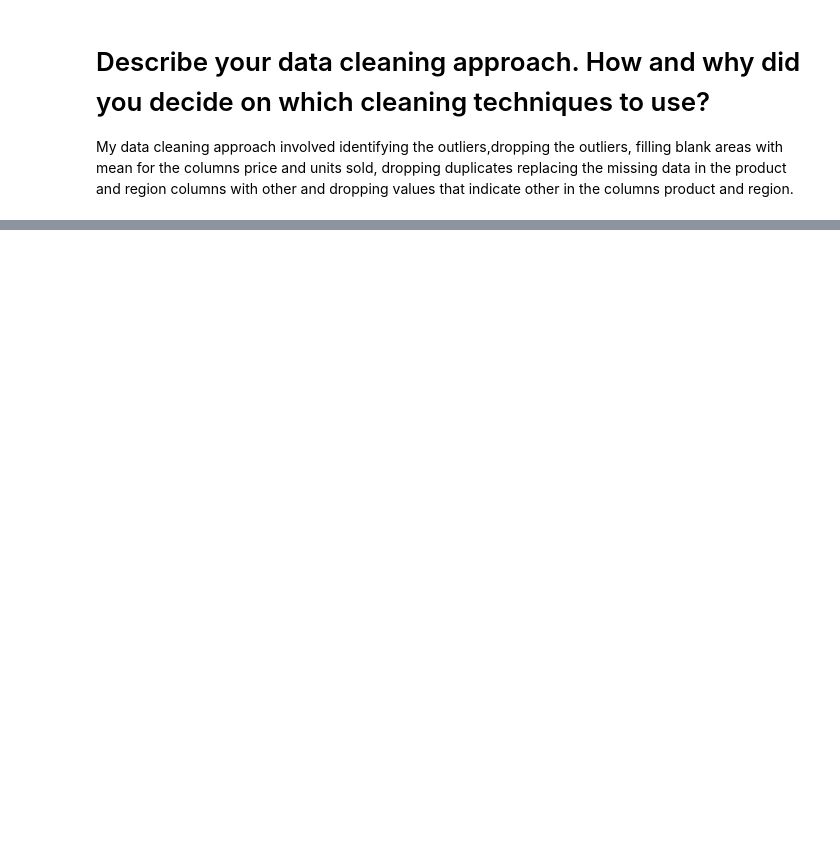
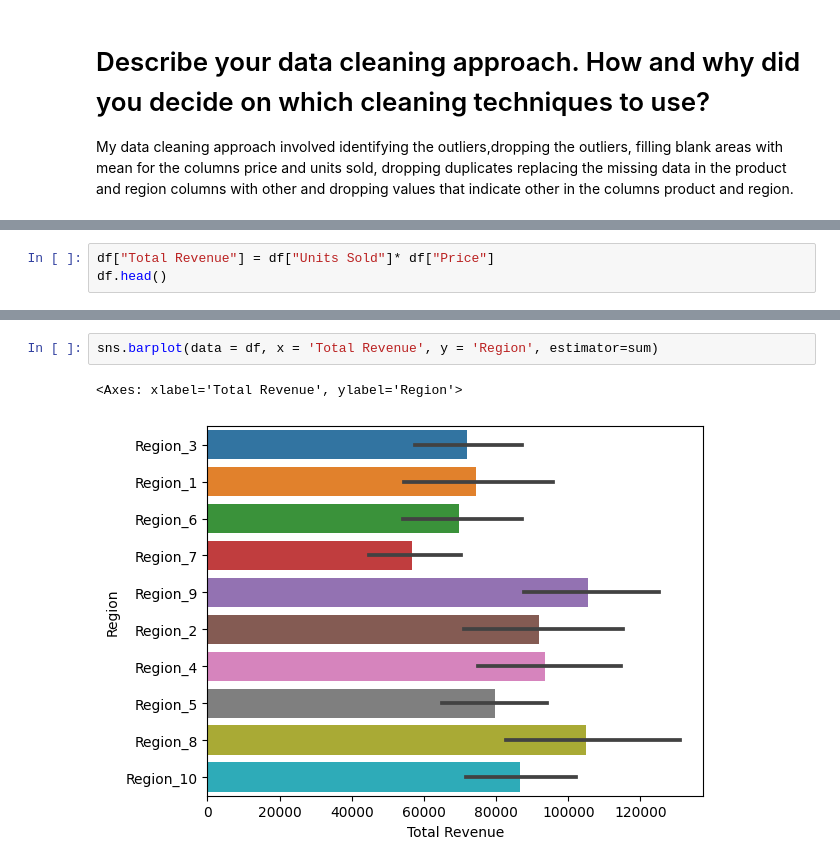
Before and after one commit to pmalviyaa/schulich_data_science, a Jupyter notebook: Assignment 1.ipynb, the cells around one changed output, grey strips where cells are left out. Cells and saved outputs as stored; diff of their text form; blank space fills up the shorter version.

```diff
--- a/Assignment 1.ipynb
+++ b/Assignment 1.ipynb
@@ -178,0 +165,3 @@ dftemp Distribution (scipy):  nan
+# %%
+df["Total Revenue"] = df["Units Sold"]* df["Price"]
+df.head()
@@ -178,0 +175,5 @@ dftemp Distribution (scipy):  nan
+# %%
+sns.barplot(data = df, x = 'Total Revenue', y = 'Region', estimator=sum)
+# %% [output]
+<Axes: xlabel='Total Revenue', ylabel='Region'>
+[figure, added]
```
Also changed, not shown: parts of 13 cells of this notebook.
